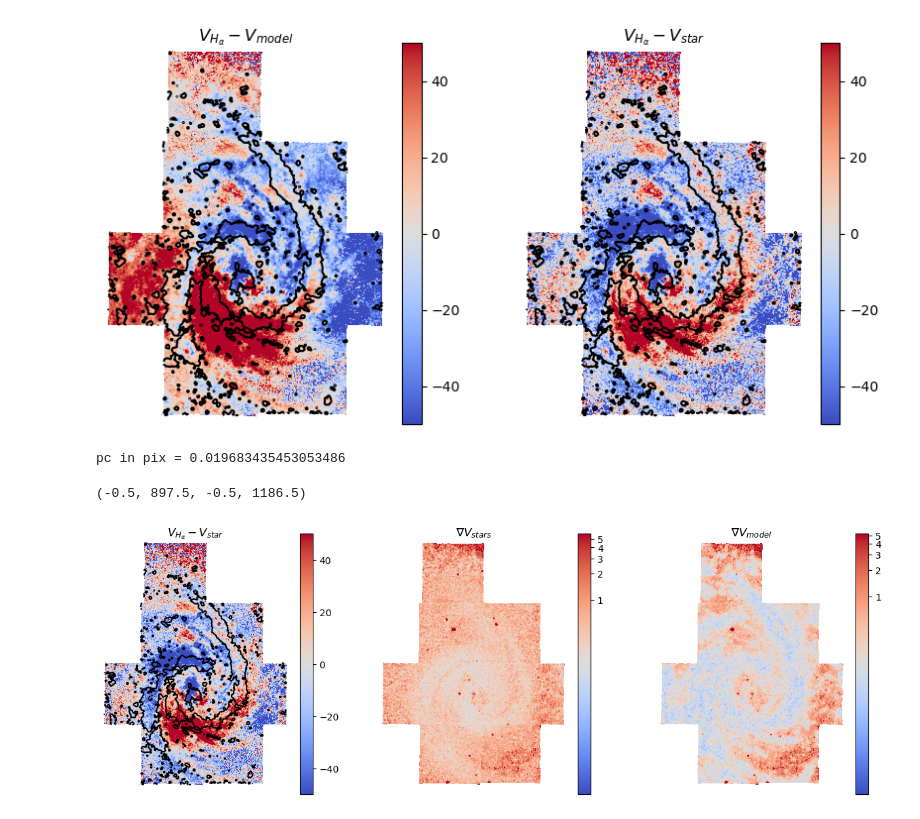
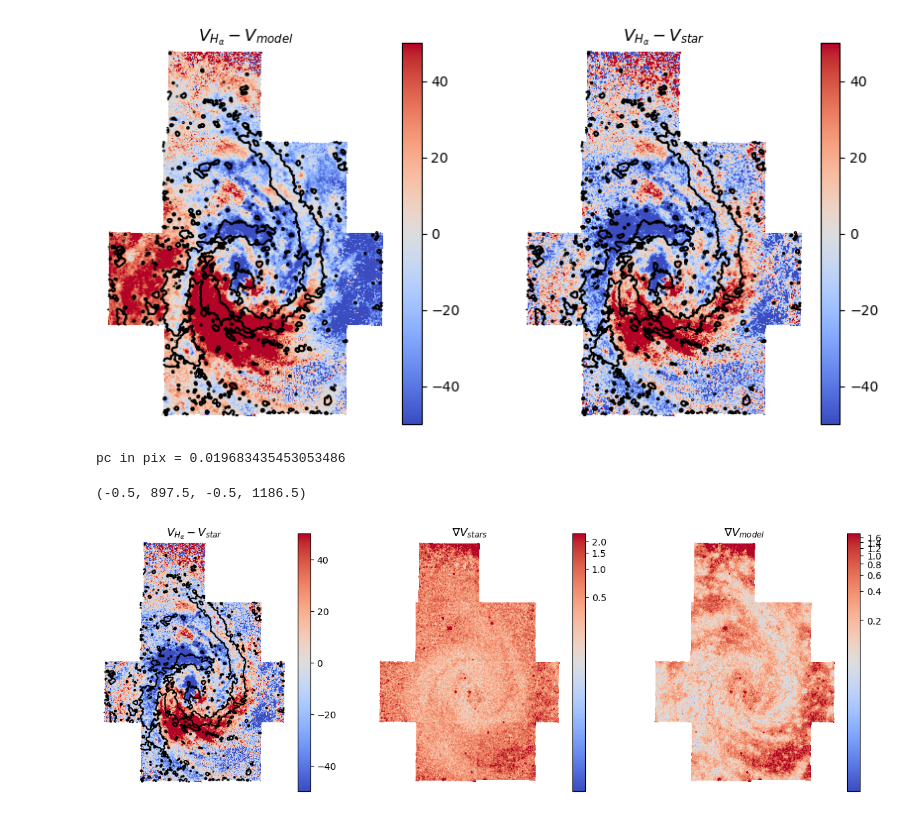
Before and after one commit to Polina-Kochergina/velocity_gradients, a Jupyter notebook: vel_grad.ipynb, the cells around one changed output. Drawn from its saved outputs; the diff is of its cells as text; code cells hidden in the pictures.

```diff
--- a/vel_grad.ipynb
+++ b/vel_grad.ipynb
@@ -411,34 +411,34 @@ for i in range(resid.shape[0]-1):
 
 vel_grad_xy1 = vel_grad_xy1*pix_pc
 vel_grad_xy2 = vel_grad_xy2*pix_pc
 
 plt.figure(figsize=[15, 5])
 
 # norm = simple_norm(F_Ha, "linear", percent=90.9)
 plt.subplot(131)
 im = plt.imshow(residS, cmap="coolwarm", norm=norm, origin="lower")
 plt.colorbar(im)
 plt.contour(F_Ha, [1000], colors="black")
 plt.title(r"$V_{H_{\alpha}} - V_{star}$")
 
 plt.axis("off")
-norm1 = simple_norm(vel_grad_xy1, "log", percent = 99)
+norm1 = simple_norm(vel_grad_xy1, "log", percent = 95)
 plt.subplot(132)
 im = plt.imshow(vel_grad_xy1, cmap="coolwarm", norm=norm1, origin="lower")
 plt.colorbar(im)
 # plt.contour(F_Ha, [1000], colors="black")
 plt.title(r"$\nabla V_{stars}$")
 plt.axis("off")
 
-norm2 = simple_norm(vel_grad_xy2, "log", percent = 99)
+norm2 = simple_norm(vel_grad_xy2, "log", percent = 95)
+# norm2 = simple_norm(vel_grad_xy2, "linear", percent = 95)
 plt.subplot(133)
 im = plt.imshow(vel_grad_xy2, cmap="coolwarm", norm=norm2, origin="lower")
 plt.colorbar(im)
 # plt.contour(F_Ha, [1000], colors="black")
-# im.set_clim(vmin=0.2, vmax=1.5)
 plt.title(r"$\nabla V_{model}$")
 plt.axis("off")
 # %% [output]
 pc in pix = 0.019683435453053486
 (-0.5, 897.5, -0.5, 1186.5)
-[figure, old version]
+[figure, new version]
```
